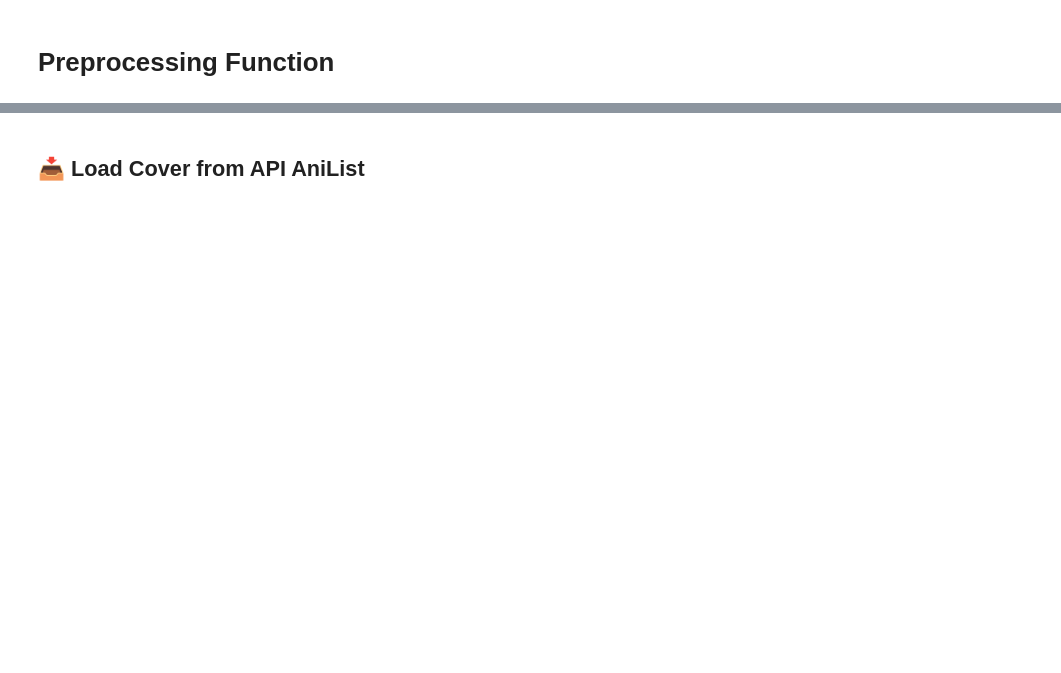
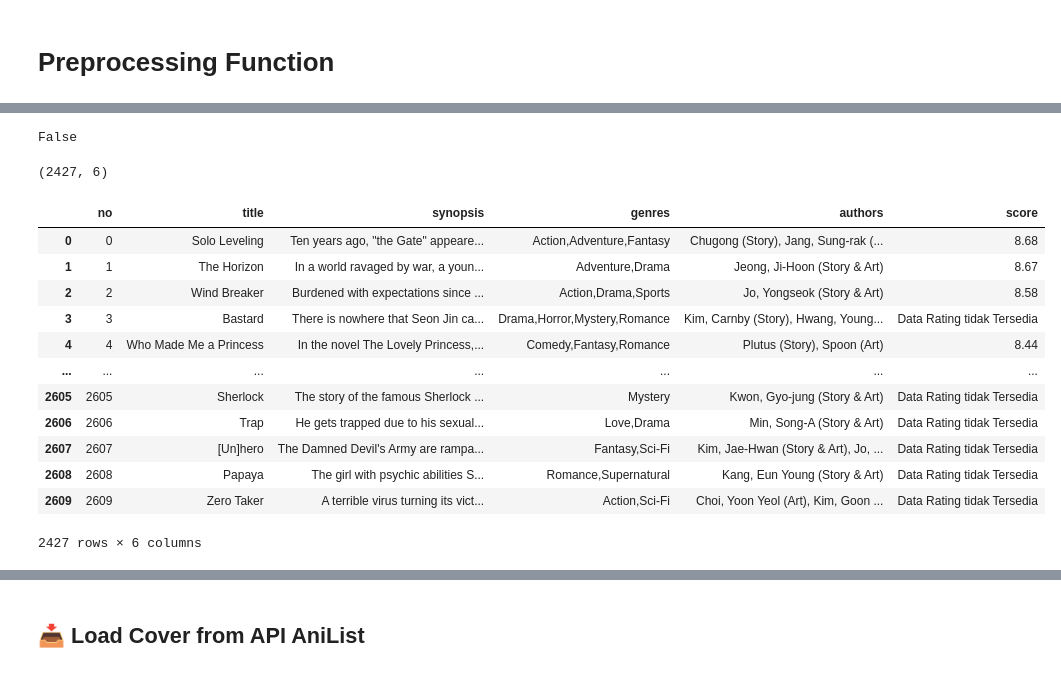
Before and after one commit to ferdinansusanto/manhwarecommender-app, a Jupyter notebook: Manhwa_Recommendation_Full.ipynb, the cells around one changed output, grey strips where cells are left out. Saved outputs shown, nothing was run; the diff lists cells and outputs as text; code cells hidden in the pictures; blank space fills up the shorter version.

```diff
--- a/Manhwa_Recommendation_Full.ipynb
+++ b/Manhwa_Recommendation_Full.ipynb
@@ -33,2 +45,6 @@ df = pd.read_excel('Manhwa_Dataset.xlsx')
 # %% [markdown]
 # Preprocessing Function
+# %%
+# no, title, genres, synopsis, authors
+
+df = df[['no','title','synopsis','genres','authors','score']]
@@ -34,0 +70,13 @@ df = pd.read_excel('Manhwa_Dataset.xlsx')
+# %%
+# Step 1: Ubah nilai non-float ATAU NaN pada kolom 'score'
+def is_invalid_score(val):
+    try:
+        if pd.isna(val):  # jika NaN
+            return True
+        float(val)        # coba konversi ke float
+        return False
+    except (ValueError, TypeError):
+        return True
+
+# Terapkan ke kolom 'score' dengan .loc agar bebas dari warning
+df.loc[:, 'score'] = df['score'].apply(lambda x: 'Data Rating tidak Tersedia' if is_invalid_score(x) else float(x))
@@ -34,0 +102,3 @@ df = pd.read_excel('Manhwa_Dataset.xlsx')
+# %%
+# Step 2: Drop baris yang NaN tapi tidak termasuk kolom 'score'
+df = df.dropna(subset=['title', 'synopsis', 'genres', 'authors'])  # jangan include 'score' di sini
@@ -34,0 +115,27 @@ df = pd.read_excel('Manhwa_Dataset.xlsx')
+# %%
+df = df[~df['genres'].str.contains('erotica', case=False, na=False)]
+# %%
+print(df['genres'].str.contains('erotica', case=False).any())
+# Output harusnya False
+# %% [output]
+False
+# %%
+df.shape
+# %% [output]
+(2427, 6)
+# %%
+df
+# %% [output]
+|  | no | title | synopsis | genres | authors | score |
+| 0 | 0 | Solo Leveling | Ten years ago, "the Gate" appeare... | Action,Adventure,Fantasy | Chugong (Story), Jang, Sung-rak (... | 8.68 |
+| 1 | 1 | The Horizon | In a world ravaged by war, a youn... | Adventure,Drama | Jeong, Ji-Hoon (Story & Art) | 8.67 |
+| 2 | 2 | Wind Breaker | Burdened with expectations since ... | Action,Drama,Sports | Jo, Yongseok (Story & Art) | 8.58 |
+| 3 | 3 | Bastard | There is nowhere that Seon Jin ca... | Drama,Horror,Mystery,Romance | Kim, Carnby (Story), Hwang, Young... | Data Rating tidak Tersedia |
+| 4 | 4 | Who Made Me a Princess | In the novel The Lovely Princess,... | Comedy,Fantasy,Romance | Plutus (Story), Spoon (Art) | 8.44 |
+| ... | ... | ... | ... | ... | ... | ... |
+| 2605 | 2605 | Sherlock | The story of the famous Sherlock ... | Mystery | Kwon, Gyo-jung (Story & Art) | Data Rating tidak Tersedia |
+| 2606 | 2606 | Trap | He gets trapped due to his sexual... | Love,Drama | Min, Song-A (Story & Art) | Data Rating tidak Tersedia |
+| 2607 | 2607 | [Un]hero | The Damned Devil's Army are rampa... | Fantasy,Sci-Fi | Kim, Jae-Hwan (Story & Art), Jo, ... | Data Rating tidak Tersedia |
+| 2608 | 2608 | Papaya | The girl with psychic abilities S... | Romance,Supernatural | Kang, Eun Young (Story & Art) | Data Rating tidak Tersedia |
+| 2609 | 2609 | Zero Taker | A terrible virus turning its vict... | Action,Sci-Fi | Choi, Yoon Yeol (Art), Kim, Goon ... | Data Rating tidak Tersedia |
+2427 rows × 6 columns
```
Also changed, not shown: parts of 23 cells of this notebook.
